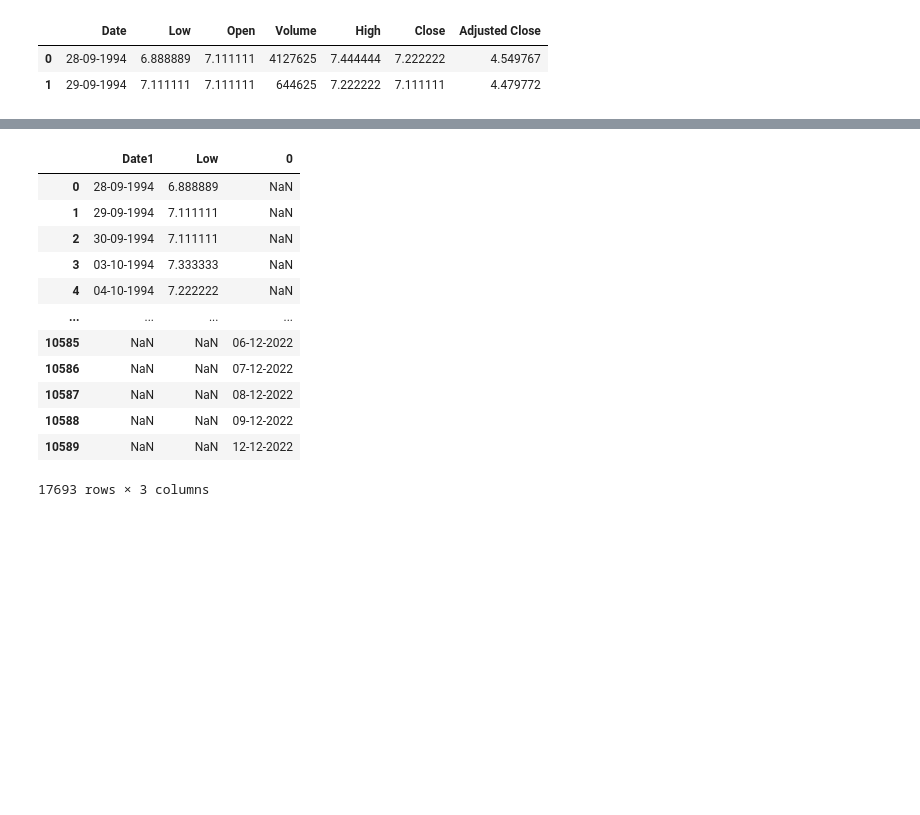
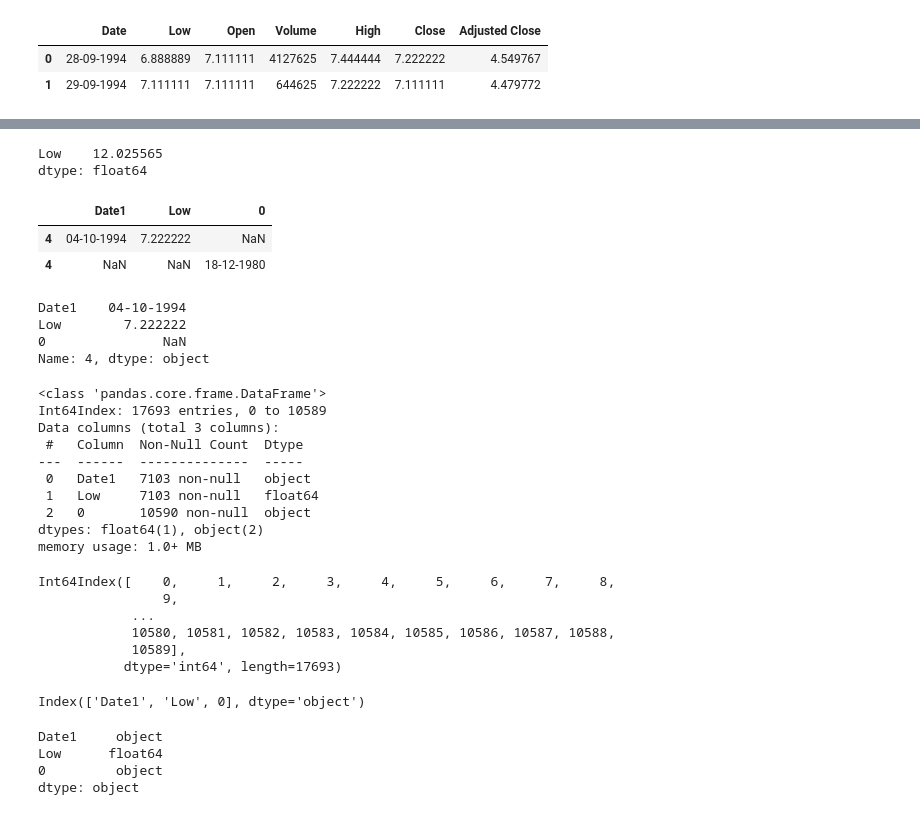
Before and after one commit to gokulmpg/SmallPracticeExercises, a Jupyter notebook: pandas-play.ipynb, the cells around one changed output, grey strips where cells are left out. Drawn from its saved outputs; the diff is of its cells as text; code cells hidden in the pictures; blank space fills up the shorter version.

Commit message:
Kaggle Notebook | Pandas_play | Version 3

```diff
--- a/pandas-play.ipynb
+++ b/pandas-play.ipynb
@@ -83,16 +57,51 @@ Name: 0, Length: 17693, dtype: object
 # %%
-df
+df.mean()
 # %% [output]
-|  | Date1 | Low | 0 |
-| 0 | 28-09-1994 | 6.888889 | NaN |
-| 1 | 29-09-1994 | 7.111111 | NaN |
-| 2 | 30-09-1994 | 7.111111 | NaN |
-| 3 | 03-10-1994 | 7.333333 | NaN |
-| 4 | 04-10-1994 | 7.222222 | NaN |
-| ... | ... | ... | ... |
-| 10585 | NaN | NaN | 06-12-2022 |
-| 10586 | NaN | NaN | 07-12-2022 |
-| 10587 | NaN | NaN | 08-12-2022 |
-| 10588 | NaN | NaN | 09-12-2022 |
-| 10589 | NaN | NaN | 12-12-2022 |
-17693 rows × 3 columns
+Low    12.025565
+dtype: float64
+# %%
+df.loc[4]
+# %% [output]
+|  | Date1 | Low | 0 |
+| 4 | 04-10-1994 | 7.222222 | NaN |
+| 4 | NaN | NaN | 18-12-1980 |
+# %%
+df.iloc[4]
+# %% [output]
+Date1    04-10-1994
+Low        7.222222
+0               NaN
+Name: 4, dtype: object
+# %%
+df.info()
+# %% [output]
+<class 'pandas.core.frame.DataFrame'>
+Int64Index: 17693 entries, 0 to 10589
+Data columns (total 3 columns):
+ #   Column  Non-Null Count  Dtype
+---  ------  --------------  -----
+ 0   Date1   7103 non-null   object
+ 1   Low     7103 non-null   float64
+ 2   0       10590 non-null  object
+dtypes: float64(1), object(2)
+memory usage: 1.0+ MB
+# %%
+df.index
+# %% [output]
+Int64Index([    0,     1,     2,     3,     4,     5,     6,     7,     8,
+                9,
+            ...
+            10580, 10581, 10582, 10583, 10584, 10585, 10586, 10587, 10588,
+            10589],
+           dtype='int64', length=17693)
+# %%
+df.columns
+# %% [output]
+Index(['Date1', 'Low', 0], dtype='object')
+# %%
+df.dtypes
+# %% [output]
+Date1     object
+Low      float64
+0         object
+dtype: object
```
Also changed, not shown: parts of 30 cells of this notebook.
